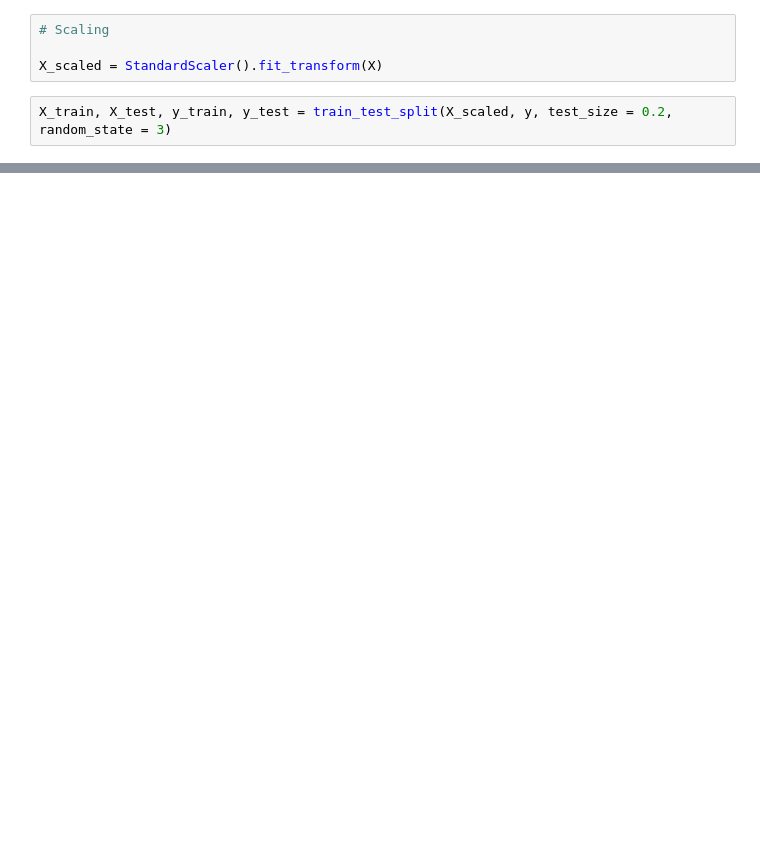
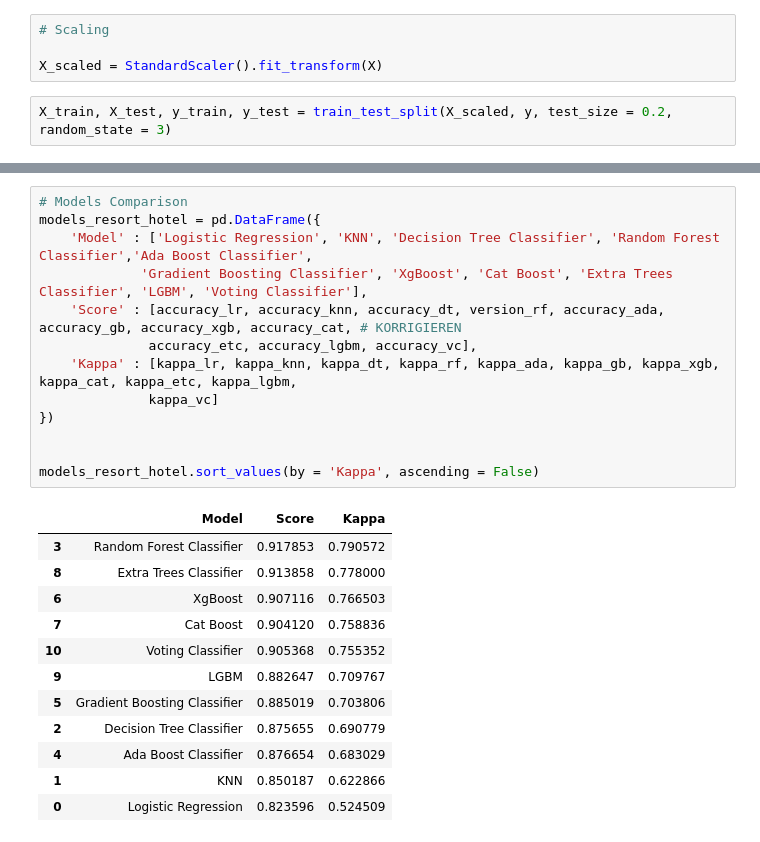
Before and after one commit to DJ1070/Hotel_Bookings, a Jupyter notebook: Hotel_Cancellation_Prediction_Hotel_Types.ipynb, the cells around one changed output, grey strips where cells are left out. Drawn from its saved outputs; the diff is of its cells as text; blank space fills up the shorter version.

```diff
--- a/Hotel_Cancellation_Prediction_Hotel_Types.ipynb
+++ b/Hotel_Cancellation_Prediction_Hotel_Types.ipynb
@@ -720,0 +553,26 @@ models.sort_values(by = 'Kappa', ascending = False)
+# %%
+# Models Comparison
+models_resort_hotel = pd.DataFrame({
+    'Model' : ['Logistic Regression', 'KNN', 'Decision Tree Classifier', 'Random Forest Classifier','Ada Boost Classifier',
+             'Gradient Boosting Classifier', 'XgBoost', 'Cat Boost', 'Extra Trees Classifier', 'LGBM', 'Voting Classifier'],
+    'Score' : [accuracy_lr, accuracy_knn, accuracy_dt, version_rf, accuracy_ada, accuracy_gb, accuracy_xgb, accuracy_cat, # KORRIGIEREN
+              accuracy_etc, accuracy_lgbm, accuracy_vc],
+    'Kappa' : [kappa_lr, kappa_knn, kappa_dt, kappa_rf, kappa_ada, kappa_gb, kappa_xgb, kappa_cat, kappa_etc, kappa_lgbm,
+              kappa_vc]
+})
+
+
+models_resort_hotel.sort_values(by = 'Kappa', ascending = False)
+# %% [output]
+|  | Model | Score | Kappa |
+| 3 | Random Forest Classifier | 0.917853 | 0.790572 |
+| 8 | Extra Trees Classifier | 0.913858 | 0.778000 |
+| 6 | XgBoost | 0.907116 | 0.766503 |
+| 7 | Cat Boost | 0.904120 | 0.758836 |
+| 10 | Voting Classifier | 0.905368 | 0.755352 |
+| 9 | LGBM | 0.882647 | 0.709767 |
+| 5 | Gradient Boosting Classifier | 0.885019 | 0.703806 |
+| 2 | Decision Tree Classifier | 0.875655 | 0.690779 |
+| 4 | Ada Boost Classifier | 0.876654 | 0.683029 |
+| 1 | KNN | 0.850187 | 0.622866 |
+| 0 | Logistic Regression | 0.823596 | 0.524509 |
```
Also changed, not shown: parts of 56 cells of this notebook, 6 other files.
